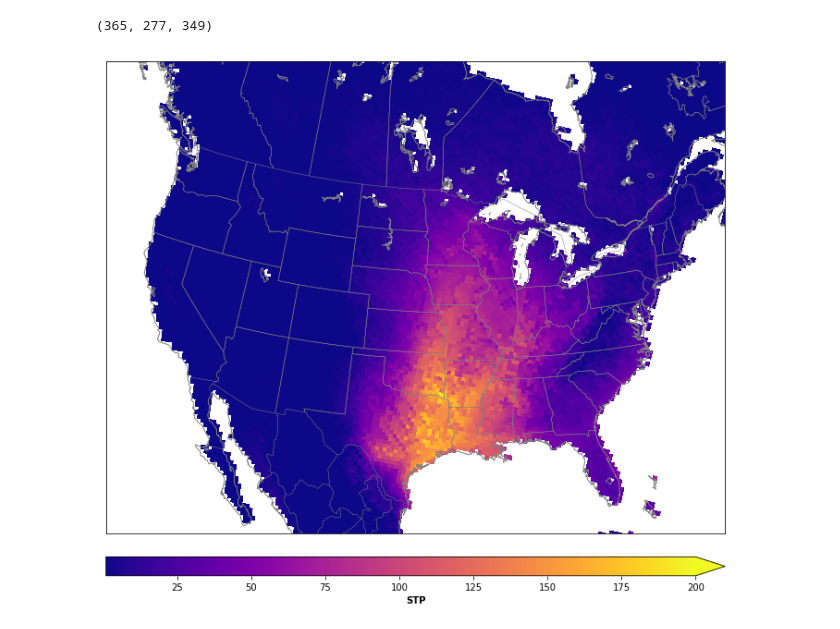
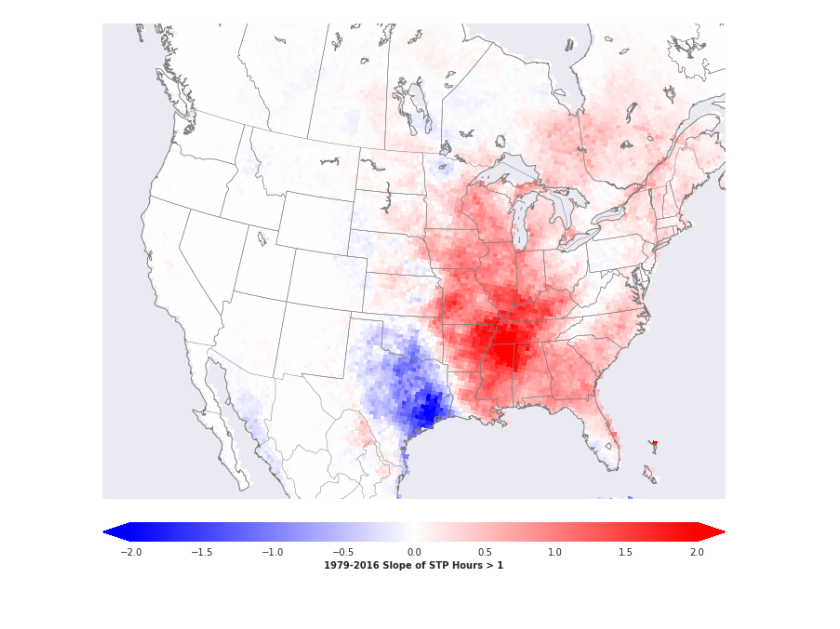
Before and after one commit to vgensini/enso, a Jupyter notebook: plot_stp.ipynb, the cells around one changed output. Saved outputs shown, nothing was run; the diff lists cells and outputs as text; code cells hidden in the pictures.

```diff
--- a/plot_stp.ipynb
+++ b/plot_stp.ipynb
@@ -5,10 +5,17 @@ import pandas as pd
 import matplotlib
 import matplotlib.pyplot as plt
 import scipy.ndimage
+from scipy import ndimage
 import scipy.stats
 import matplotlib.font_manager as font_manager
 from matplotlib import cm
+from matplotlib.path import Path
 import matplotlib.colors as colors
 from matplotlib.mlab import bivariate_normal
 from matplotlib.colors import LogNorm
 from mpl_toolkits.basemap import Basemap, maskoceans
+from scipy.stats.mstats import linregress
+from scipy import stats
+import shapefile
+import seaborn as sns
+sns.set()
@@ -15,36 +83,25 @@ from mpl_toolkits.basemap import Basemap, maskoceans
 # %%
-nc1 = Dataset('narr_latlon.nc','r',format='NETCDF4_CLASSIC')
-lats = nc1.variables["lats"][0][:][:]
-lons = nc1.variables["lons"][0][:][:]
-nc1.close()
-stp_00z=np.load('stp_00z_narr.npy')
-stp_03z=np.load('stp_03z_narr.npy')
-stp_06z=np.load('stp_06z_narr.npy')
-stp_09z=np.load('stp_09z_narr.npy')
-stp_12z=np.load('stp_12z_narr.npy')
-stp_15z=np.load('stp_15z_narr.npy')
-stp_18z=np.load('stp_18z_narr.npy')
-stp_21z=np.load('stp_21z_narr.npy')
-stp_all_hrs=np.sum(np.squeeze(np.stack((stp_00z,stp_03z,stp_06z,stp_09z,stp_12z,stp_15z,stp_18z,stp_21z)),axis=2),axis=0)
-print(stp_all_hrs.shape)
-
-stp_avg_yr=np.sum(stp_all_hrs,axis=0)*3/38.
-
-#plot the map
+vals=[]
+var = np.sum(stp_gt1_all,axis=0)
+for row in np.arange(0,277,1):
+    for col in np.arange(0,349,1):
+        slope, intercept, r_value, p_value, std_err = stats.linregress(years, var[:,row,col]*3.)
+        vals.append(slope)
+vals = np.array(vals)
+vals=vals.reshape(277,349)
+#print (vals.shape)
 fig = plt.figure()
 fig.set_size_inches(12,12)
 m = Basemap  (projection='lcc',lon_0=-92.54199,lat_0=38.09401,llcrnrlat=20, urcrnrlat=55,llcrnrlon=-120,urcrnrlon=-60,resolution='l',area_thresh=1000)
 m.drawcoastlines(color='gray')
 m.drawstates(color='gray')
-masked = maskoceans(lons,lats,stp_avg_yr)
+masked = maskoceans(lons,lats,vals)
 m.drawcountries(color='gray')
 x,y = m(lons,lats)
 #plot = m.pcolormesh(x,y,masked,zorder=1, norm=colors.LogNorm(vmin=1, vmax=50),cmap=cm.magma)
-plot = m.pcolormesh(x,y,masked,zorder=1,vmin=1, vmax=200,cmap=cm.plasma)
-colbar = m.colorbar(plot,"bottom", size="4%",pad="5%",extend='max')
-colbar.set_label('STP',fontsize='medium',weight='bold')
-plt.title =("1979-2016 STP > 1")
+plot = m.pcolormesh(x,y,masked,zorder=1,vmin=-2, vmax=2,cmap=cm.bwr)
+colbar = m.colorbar(plot,"bottom", size="4%",pad="5%",extend='both')
+colbar.set_label('1979-2016 Slope of STP Hours > 1',fontsize='medium',weight='bold')
 plt.show()
 # %% [output]
-(365, 277, 349)
-[figure, old version]
+[figure, new version]
```
Also changed, not shown: parts of 2 cells of this notebook, 47 other files.
